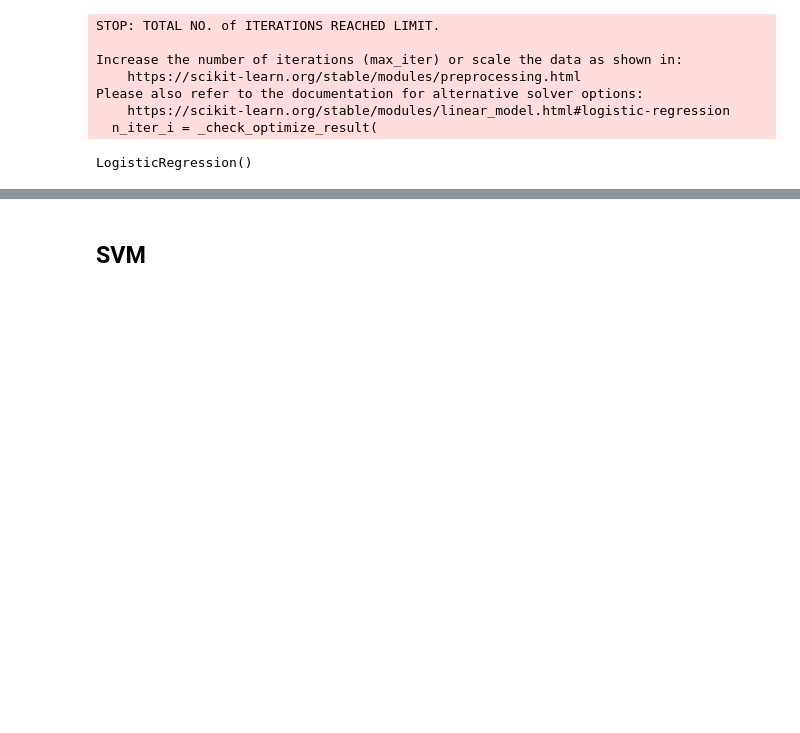
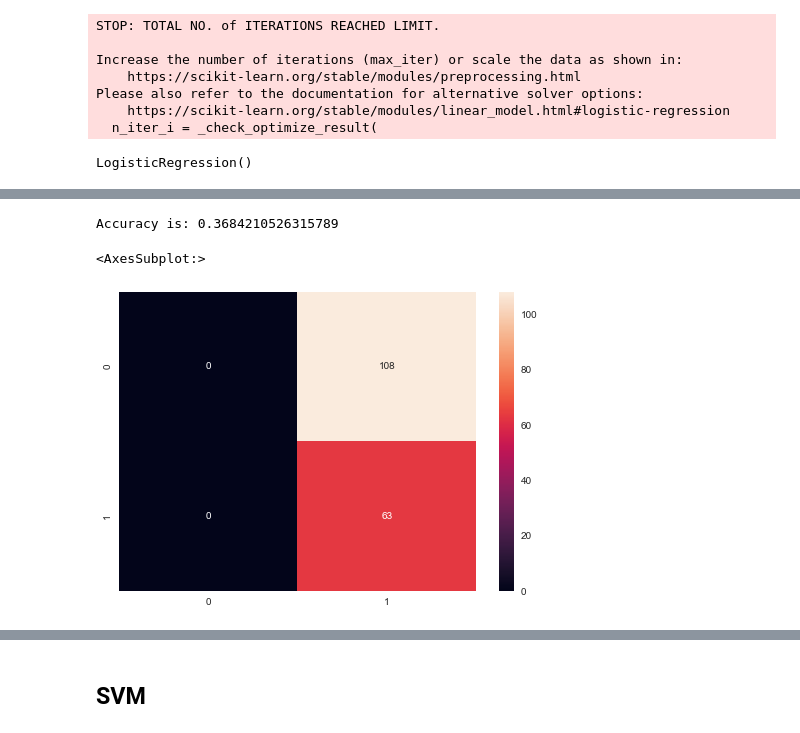
Before and after one commit to ferdinosaurus/basic-machine-learning-AI-INDONESIA, a Jupyter notebook: Final Project/FinalProject.ipynb, the cells around one changed output, grey strips where cells are left out. Drawn from its saved outputs; the diff is of its cells as text; code cells hidden in the pictures; blank space fills up the shorter version.

```diff
--- a/Final Project/FinalProject.ipynb
+++ b/Final Project/FinalProject.ipynb
@@ -127,0 +131,11 @@ plt.show()
+# %%
+y_predict = rf_clf.predict(X_test)
+# %%
+ac= accuracy_score(y_test, y_predict)
+print('Accuracy is:', ac)
+cm = confusion_matrix(y_test,y_predict)
+sns.heatmap(cm,annot=True,fmt='d')
+# %% [output]
+Accuracy is: 0.3684210526315789
+<AxesSubplot:>
+[figure, added]
```
Also changed, not shown: parts of 22 cells of this notebook.
